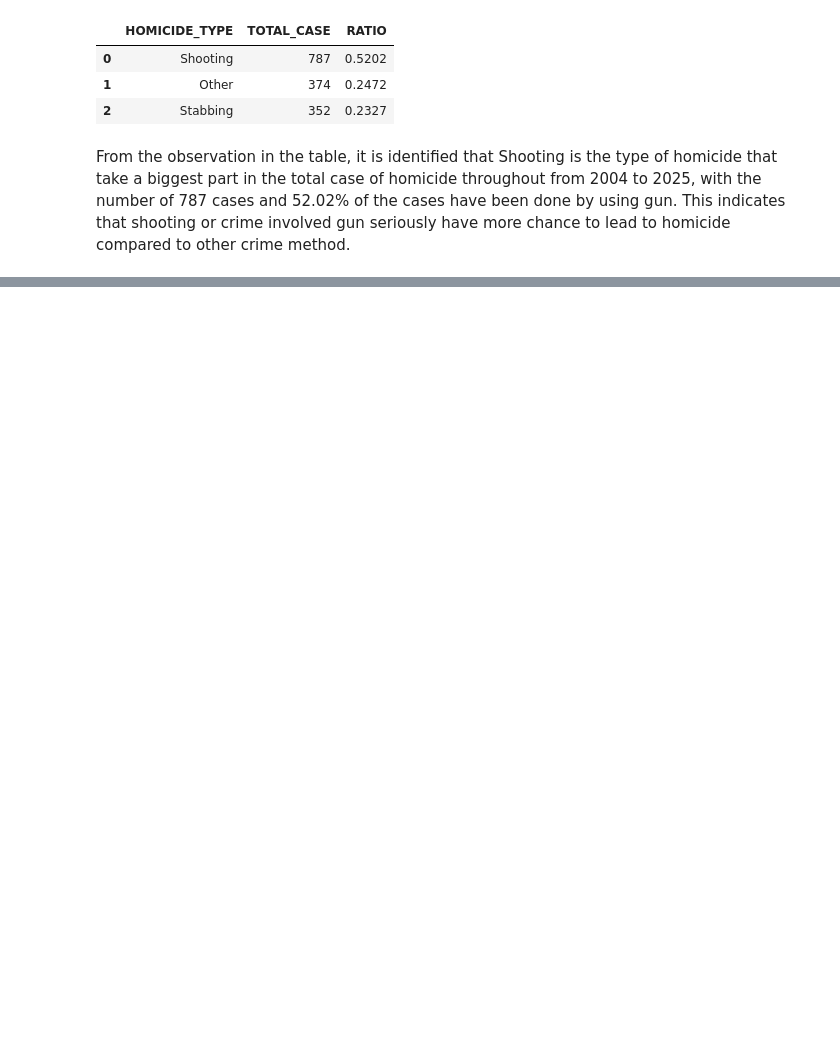
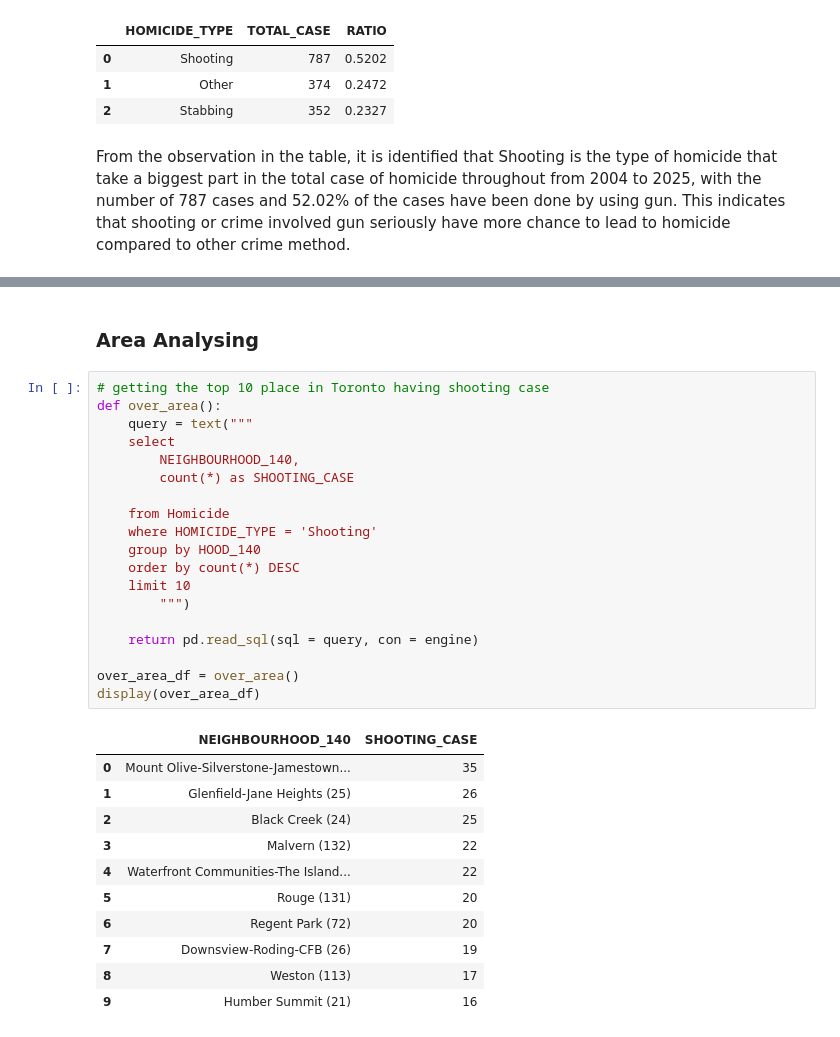
Before and after one commit to tranminhghj123/Data471_project, a Jupyter notebook: project_milestone.ipynb, the cells around one changed output, grey strips where cells are left out. Cells and saved outputs as stored; diff of their text form; blank space fills up the shorter version.

```diff
--- a/project_milestone.ipynb
+++ b/project_milestone.ipynb
@@ -169,0 +283,33 @@ From the table and diagram, it can be said that gun shooting case for homicide h
+# %% [markdown]
+### Area Analysing
+# %%
+# getting the top 10 place in Toronto having shooting case
+def over_area():
+    query = text("""
+    select
+        NEIGHBOURHOOD_140,
+        count(*) as SHOOTING_CASE
+
+    from Homicide
+    where HOMICIDE_TYPE = 'Shooting'
+    group by HOOD_140
+    order by count(*) DESC
+    limit 10
+        """)
+
+    return pd.read_sql(sql = query, con = engine)
+
+over_area_df = over_area()
+display(over_area_df)
+# %% [output]
+|  | NEIGHBOURHOOD_140 | SHOOTING_CASE |
+| 0 | Mount Olive-Silverstone-Jamestown... | 35 |
+| 1 | Glenfield-Jane Heights (25) | 26 |
+| 2 | Black Creek (24) | 25 |
+| 3 | Malvern (132) | 22 |
+| 4 | Waterfront Communities-The Island... | 22 |
+| 5 | Rouge (131) | 20 |
+| 6 | Regent Park (72) | 20 |
+| 7 | Downsview-Roding-CFB (26) | 19 |
+| 8 | Weston (113) | 17 |
+| 9 | Humber Summit (21) | 16 |
```
Also changed, not shown: parts of 19 cells of this notebook.
